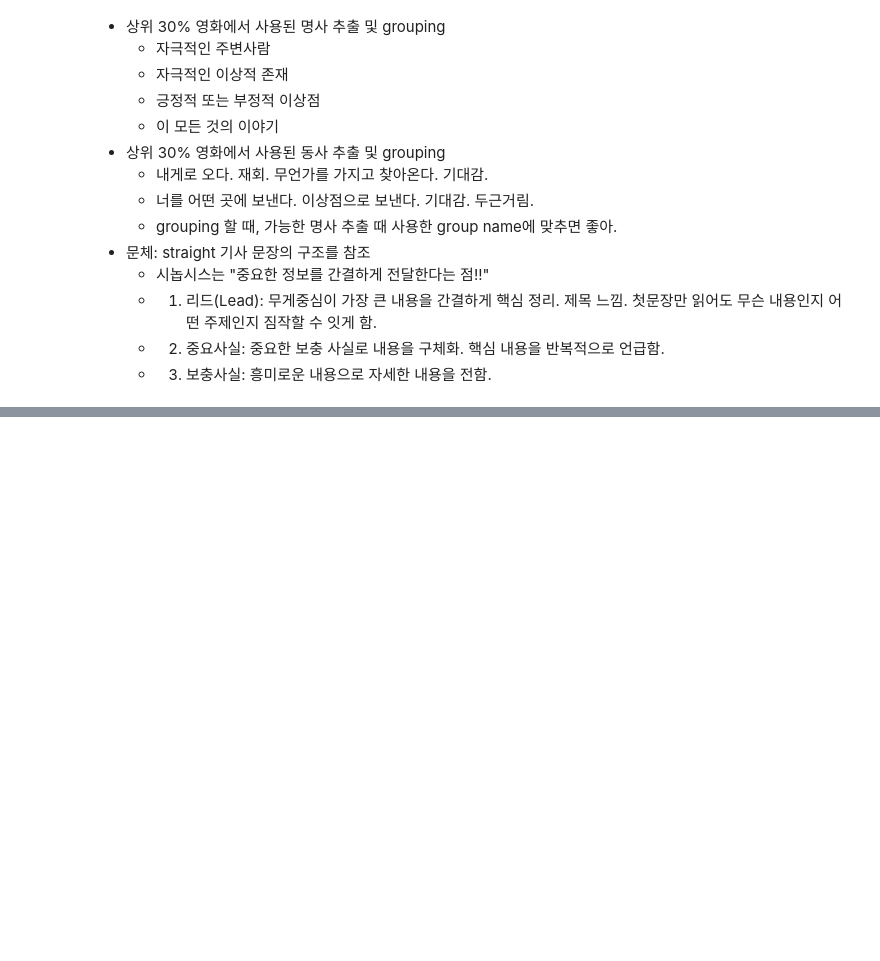
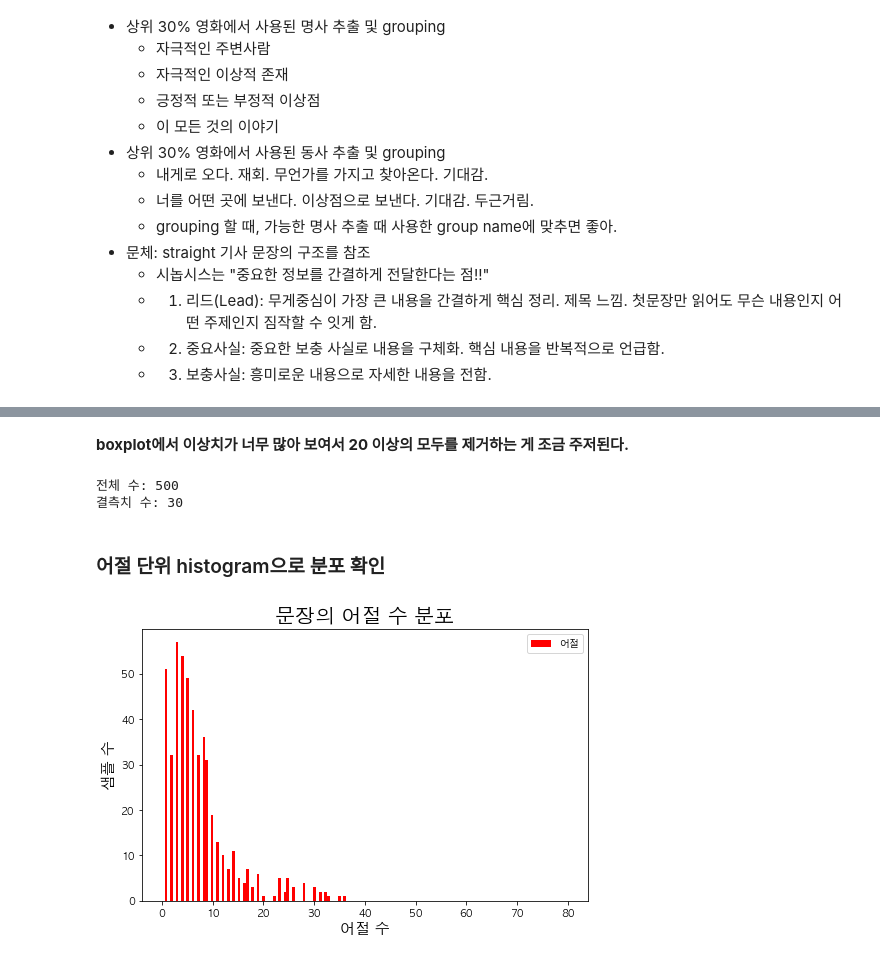
Before and after one commit to serendipi27/GJAI_NLP, a Jupyter notebook: 3_frequency_analysis.ipynb, the cells around one changed output, grey strips where cells are left out. Saved outputs shown, nothing was run; the diff lists cells and outputs as text; code cells hidden in the pictures; blank space fills up the shorter version.

```diff
--- a/3_frequency_analysis.ipynb
+++ b/3_frequency_analysis.ipynb
@@ -59,0 +135,21 @@
+# %% [markdown]
+**boxplot에서 이상치가 너무 많아 보여서 20 이상의 모두를 제거하는 게 조금 주저된다.**
+# %%
+print('전체 수:', len(len_data))
+print('결측치 수:', sum(np.array(len_data) > 20))
+# %% [output]
+전체 수: 500
+결측치 수: 30
+# %% [markdown]
+### 어절 단위 histogram으로 분포 확인
+# %%
+plt.figure(figsize=(8,5))
+plt.hist(len_data, bins=150, range=[0, 80],
+         facecolor='r', density=False, label='어절')
+plt.title('문장의 어절 수 분포', fontsize=20)
+plt.legend()
+plt.xlabel('어절 수', fontsize=15)
+plt.ylabel('샘플 수', fontsize=15)
+plt.show()
+# %% [output]
+[figure, added]
```
Also changed, not shown: parts of 52 cells of this notebook, 3 other files.
